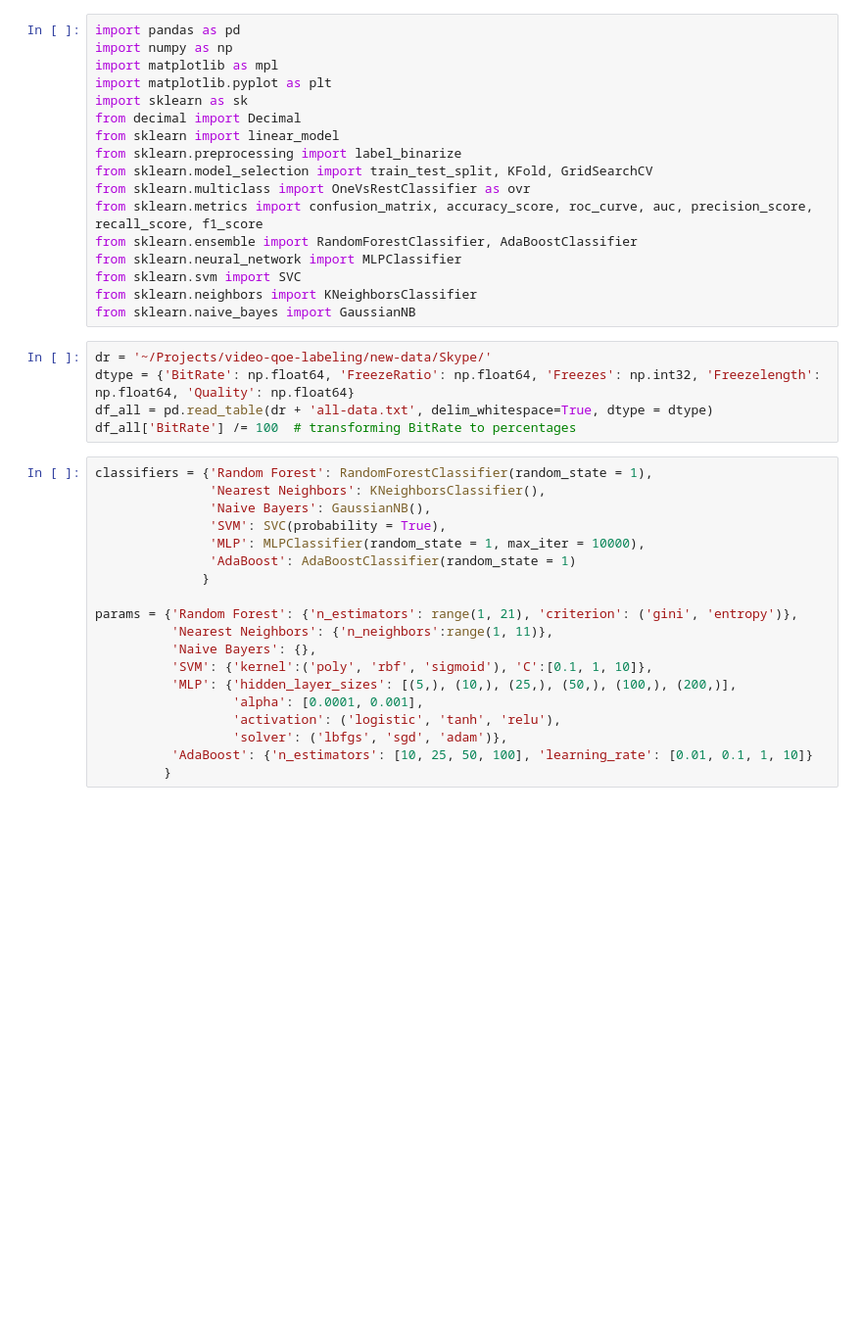
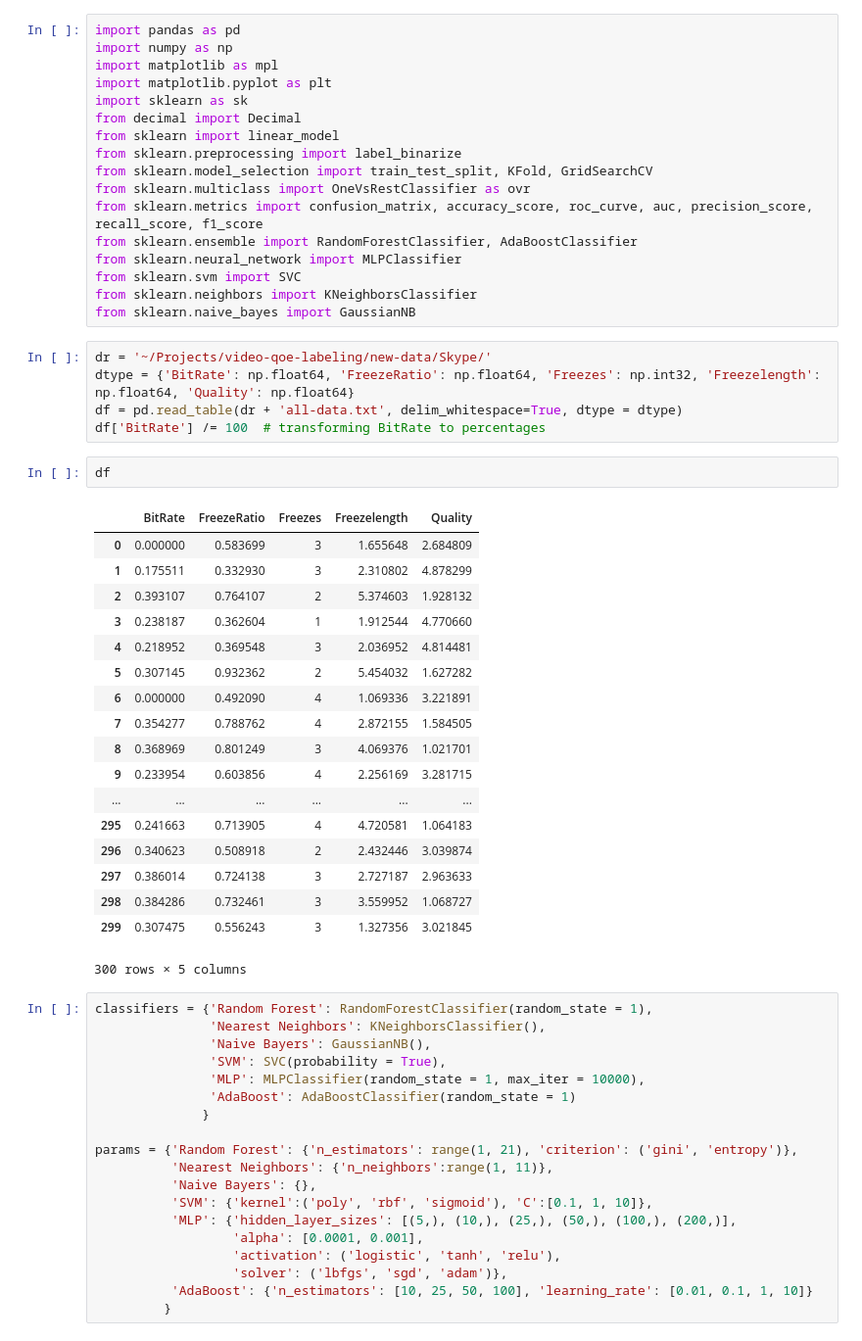
Before and after one commit to SINR-Group/VQA-Deep-Learning, a Jupyter notebook: scripts/CSE523_Classification.ipynb, the cells around one changed output. Shown at 98% size. Drawn from its saved outputs; the diff is of its cells as text; blank space fills up the shorter version.

```diff
--- a/scripts/CSE523_Classification.ipynb
+++ b/scripts/CSE523_Classification.ipynb
@@ -18,8 +18,29 @@ from sklearn.naive_bayes import GaussianNB
 # %%
 dr = '~/Projects/video-qoe-labeling/new-data/Skype/'
 dtype = {'BitRate': np.float64, 'FreezeRatio': np.float64, 'Freezes': np.int32, 'Freezelength': np.float64, 'Quality': np.float64}
-df_all = pd.read_table(dr + 'all-data.txt', delim_whitespace=True, dtype = dtype)
-df_all['BitRate'] /= 100  # transforming BitRate to percentages
+df = pd.read_table(dr + 'all-data.txt', delim_whitespace=True, dtype = dtype)
+df['BitRate'] /= 100  # transforming BitRate to percentages
+# %%
+df
+# %% [output]
+|  | BitRate | FreezeRatio | Freezes | Freezelength | Quality |
+| 0 | 0.000000 | 0.583699 | 3 | 1.655648 | 2.684809 |
+| 1 | 0.175511 | 0.332930 | 3 | 2.310802 | 4.878299 |
+| 2 | 0.393107 | 0.764107 | 2 | 5.374603 | 1.928132 |
+| 3 | 0.238187 | 0.362604 | 1 | 1.912544 | 4.770660 |
+| 4 | 0.218952 | 0.369548 | 3 | 2.036952 | 4.814481 |
+| 5 | 0.307145 | 0.932362 | 2 | 5.454032 | 1.627282 |
+| 6 | 0.000000 | 0.492090 | 4 | 1.069336 | 3.221891 |
+| 7 | 0.354277 | 0.788762 | 4 | 2.872155 | 1.584505 |
+| 8 | 0.368969 | 0.801249 | 3 | 4.069376 | 1.021701 |
+| 9 | 0.233954 | 0.603856 | 4 | 2.256169 | 3.281715 |
+| ... | ... | ... | ... | ... | ... |
+| 295 | 0.241663 | 0.713905 | 4 | 4.720581 | 1.064183 |
+| 296 | 0.340623 | 0.508918 | 2 | 2.432446 | 3.039874 |
+| 297 | 0.386014 | 0.724138 | 3 | 2.727187 | 2.963633 |
+| 298 | 0.384286 | 0.732461 | 3 | 3.559952 | 1.068727 |
+| 299 | 0.307475 | 0.556243 | 3 | 1.327356 | 3.021845 |
+300 rows × 5 columns
 # %%
 classifiers = {'Random Forest': RandomForestClassifier(random_state = 1),
                'Nearest Neighbors': KNeighborsClassifier(),
```
Also changed, not shown: parts of 2 cells of this notebook, 1 other file.
